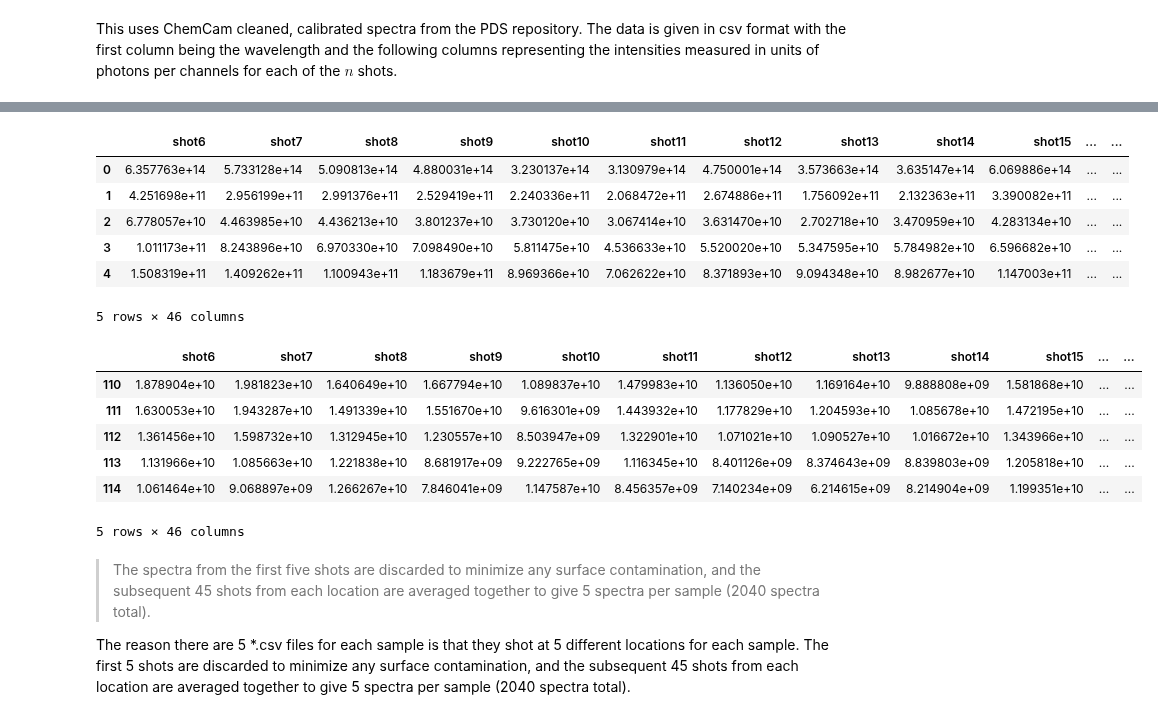
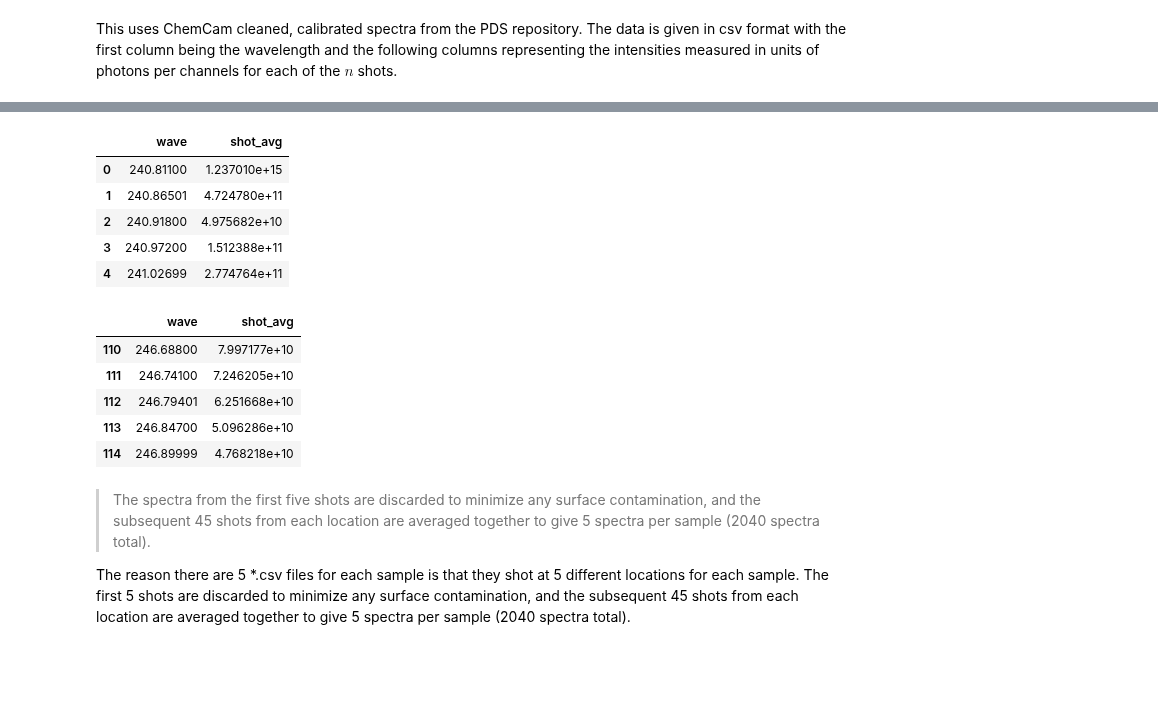
Before and after one commit to chhoumann/thesis-chemcam, a Jupyter notebook: baseline/notes.ipynb, the cells around one changed output, grey strips where cells are left out. Cells and saved outputs as stored; diff of their text form; code cells hidden in the pictures; blank space fills up the shorter version.

```diff
--- a/baseline/notes.ipynb
+++ b/baseline/notes.ipynb
@@ -3,4 +3,8 @@ This uses ChemCam cleaned, calibrated spectra from the PDS repository. The data
 # %%
 import pandas as pd
 from pathlib import Path
+
+def get_first_sample(data_dict: dict):
+    v = list(data_dict.keys())[0]
+    return (v, data_dict[v])
 # %%
@@ -53,39 +80,38 @@ data["wave"] = wavelengths
-# %%
-data.head()
-# %% [output]
-|  | shot6 | shot7 | shot8 | shot9 | shot10 | shot11 | shot12 | shot13 | shot14 | shot15 | ... | ... |
-| 0 | 6.357763e+14 | 5.733128e+14 | 5.090813e+14 | 4.880031e+14 | 3.230137e+14 | 3.130979e+14 | 4.750001e+14 | 3.573663e+14 | 3.635147e+14 | 6.069886e+14 | ... | ... |
-| 1 | 4.251698e+11 | 2.956199e+11 | 2.991376e+11 | 2.529419e+11 | 2.240336e+11 | 2.068472e+11 | 2.674886e+11 | 1.756092e+11 | 2.132363e+11 | 3.390082e+11 | ... | ... |
-| 2 | 6.778057e+10 | 4.463985e+10 | 4.436213e+10 | 3.801237e+10 | 3.730120e+10 | 3.067414e+10 | 3.631470e+10 | 2.702718e+10 | 3.470959e+10 | 4.283134e+10 | ... | ... |
-| 3 | 1.011173e+11 | 8.243896e+10 | 6.970330e+10 | 7.098490e+10 | 5.811475e+10 | 4.536633e+10 | 5.520020e+10 | 5.347595e+10 | 5.784982e+10 | 6.596682e+10 | ... | ... |
-| 4 | 1.508319e+11 | 1.409262e+11 | 1.100943e+11 | 1.183679e+11 | 8.969366e+10 | 7.062622e+10 | 8.371893e+10 | 9.094348e+10 | 8.982677e+10 | 1.147003e+11 | ... | ... |
-5 rows × 46 columns
+# %%
+get_first_sample(sample_data)[1].head()
+# %% [output]
+|  | wave | shot_avg |
+| 0 | 240.81100 | 1.237010e+15 |
+| 1 | 240.86501 | 4.724780e+11 |
+| 2 | 240.91800 | 4.975682e+10 |
+| 3 | 240.97200 | 1.512388e+11 |
+| 4 | 241.02699 | 2.774764e+11 |
 # %%
 # Remove values in the following masks
 # The following wavelength ranges are known to have noise: they do not include major element diagnostic peaks.
 masks = [
     (240.811, 246.635),
     (338.457, 340.797),
     (382.138, 387.859),
     (473.184, 492.427),
     (849, 905.574)
 ]
 
 def mask_wavelegths(data: pd.DataFrame, mask):
     return data.loc[~((data["wave"] >= mask[0]) & (data["wave"] <= mask[1]))]
 
-for mask in masks:
-    data = mask_wavelegths(data, mask)
+for sample_name, data in sample_data.items():
+    for mask in masks:
+        sample_data[sample_name] = mask_wavelegths(sample_data[sample_name], mask)
 
-data.head()
+get_first_sample(sample_data)[1].head()
 # %% [output]
-|  | shot6 | shot7 | shot8 | shot9 | shot10 | shot11 | shot12 | shot13 | shot14 | shot15 | ... | ... |
-| 110 | 1.878904e+10 | 1.981823e+10 | 1.640649e+10 | 1.667794e+10 | 1.089837e+10 | 1.479983e+10 | 1.136050e+10 | 1.169164e+10 | 9.888808e+09 | 1.581868e+10 | ... | ... |
-| 111 | 1.630053e+10 | 1.943287e+10 | 1.491339e+10 | 1.551670e+10 | 9.616301e+09 | 1.443932e+10 | 1.177829e+10 | 1.204593e+10 | 1.085678e+10 | 1.472195e+10 | ... | ... |
-| 112 | 1.361456e+10 | 1.598732e+10 | 1.312945e+10 | 1.230557e+10 | 8.503947e+09 | 1.322901e+10 | 1.071021e+10 | 1.090527e+10 | 1.016672e+10 | 1.343966e+10 | ... | ... |
-| 113 | 1.131966e+10 | 1.085663e+10 | 1.221838e+10 | 8.681917e+09 | 9.222765e+09 | 1.116345e+10 | 8.401126e+09 | 8.374643e+09 | 8.839803e+09 | 1.205818e+10 | ... | ... |
-| 114 | 1.061464e+10 | 9.068897e+09 | 1.266267e+10 | 7.846041e+09 | 1.147587e+10 | 8.456357e+09 | 7.140234e+09 | 6.214615e+09 | 8.214904e+09 | 1.199351e+10 | ... | ... |
+|  | wave | shot_avg |
+| 110 | 246.68800 | 7.997177e+10 |
+| 111 | 246.74100 | 7.246205e+10 |
+| 112 | 246.79401 | 6.251668e+10 |
+| 113 | 246.84700 | 5.096286e+10 |
+| 114 | 246.89999 | 4.768218e+10 |
-5 rows × 46 columns
 # %% [markdown]
 > The spectra from the first five shots are discarded to minimize any surface contamination, and the subsequent 45 shots from each location are averaged together to give 5 spectra per sample (2040 spectra total).
 
```
Also changed, not shown: parts of 4 cells of this notebook.
